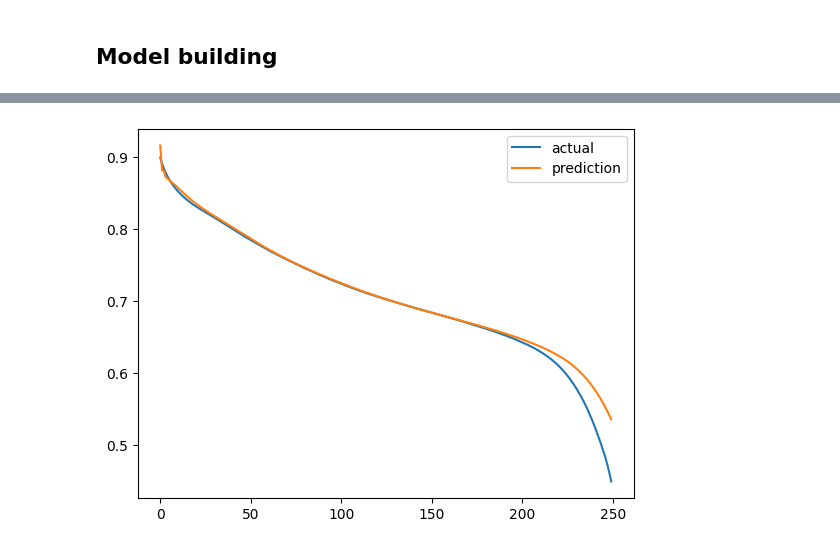
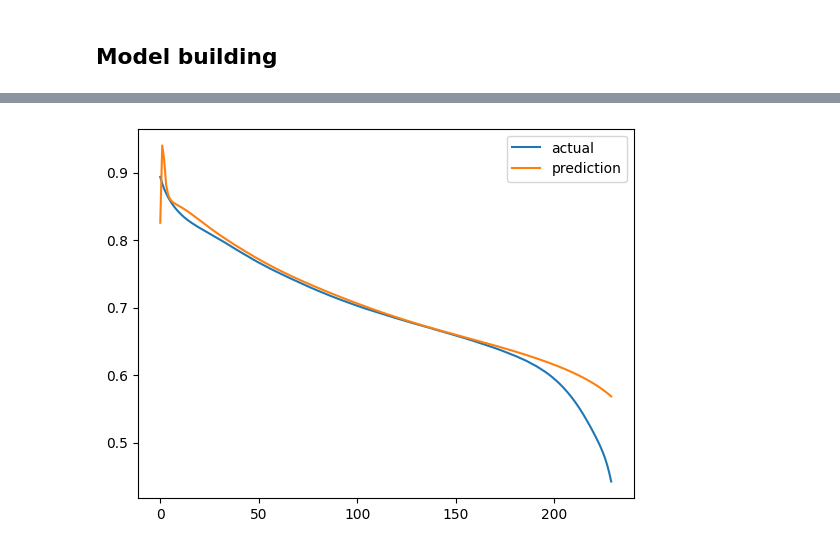
Before and after one commit to natskiu/Nasa-Battery, a Jupyter notebook: predict_cycles.ipynb, the cells around one changed output, grey strips where cells are left out. Saved outputs shown, nothing was run; the diff lists cells and outputs as text; code cells hidden in the pictures.

```diff
--- a/predict_cycles.ipynb
+++ b/predict_cycles.ipynb
@@ -8,7 +8,7 @@ import modules.utils as tools
 # %%
 window_size = 10
 forecasting_range = 50
-dimensionality = 250
+dimensionality = 230
 cutoff = 5
 # %%
 import pickle
@@ -105,11 +105,11 @@ def create_model(loss,forecasting_range=50,dimensionality=200,window_size=10, pa
     tf.keras.callbacks.TensorBoard(log_dir='./logs')]
     lstm_rnn_model = keras.models.Sequential()
     #simple_rnn_model.add(keras.layers.Flatten(input_shape= [window_size, 1]))
-    lstm_rnn_model.add(keras.layers.LSTM(n_neurons, input_shape=[dimensionality, window_size], activation='tanh', return_sequences=True))
+    lstm_rnn_model.add(keras.layers.LSTM(n_neurons, input_shape=[None, window_size], activation='tanh', return_sequences=True))
     lstm_rnn_model.add(keras.layers.LSTM(n_neurons, activation='tanh', return_sequences=True))
     lstm_rnn_model.add(keras.layers.TimeDistributed(keras.layers.Dense(forecasting_range)))
     lstm_rnn_model.compile(optimizer='Adam', loss=loss)
 
     return lstm_rnn_model
-history = lstm_rnn_model.fit(X_train_swapped, Y_train_swapped, epochs=1000, validation_data = (X_test_swapped, Y_test_swapped), callbacks=my_callbacks, verbose=1)
+#history = lstm_rnn_model.fit(X_train_swapped, Y_train_swapped, epochs=1000, validation_data = (X_test_swapped, Y_test_swapped), callbacks=my_callbacks, verbose=1)
 # %%
@@ -117,3 +117,4 @@ lstm_rnn_model.save('weights_2_predict_cycles.h5')
 # %%
-weights_1_model = create_model(loss=weighted_loss(weights_1))
-weights_1_model.load_weights('weights_1_predict_cycles.h5')
+weights_1_model = create_model(loss=weighted_loss(weights_1),dimensionality=dimensionality)
+#weights_1_model.load_weights('weights_1_predict_cycles.h5')
+history = weights_1_model.fit(X_train_swapped, Y_train_swapped, epochs=1000, validation_data = (X_test_swapped, Y_test_swapped), callbacks=my_callbacks, verbose=1)
@@ -180,8 +198,8 @@ plot_projections(X_5, Y_5, starting_cycle=107, step=5, is_actual=True, dimension
 # %%
-x = np.arange(start=0, stop=250, step=1)
-plt.plot(x, Y_5[100,5,:], label='actual')
-plt.plot(x, Y_5_preds[100,5,:], label='prediction')
+x = np.arange(start=0, stop=230, step=1)
+plt.plot(x, Y_5[100,49,:], label='actual')
+plt.plot(x, Y_5_preds[100,49,:], label='prediction')
 plt.legend()
 plt.show()
 # %% [output]
-[figure, old version]
+[figure, new version]
```
Also changed, not shown: parts of 7 cells of this notebook, 8 other files.
